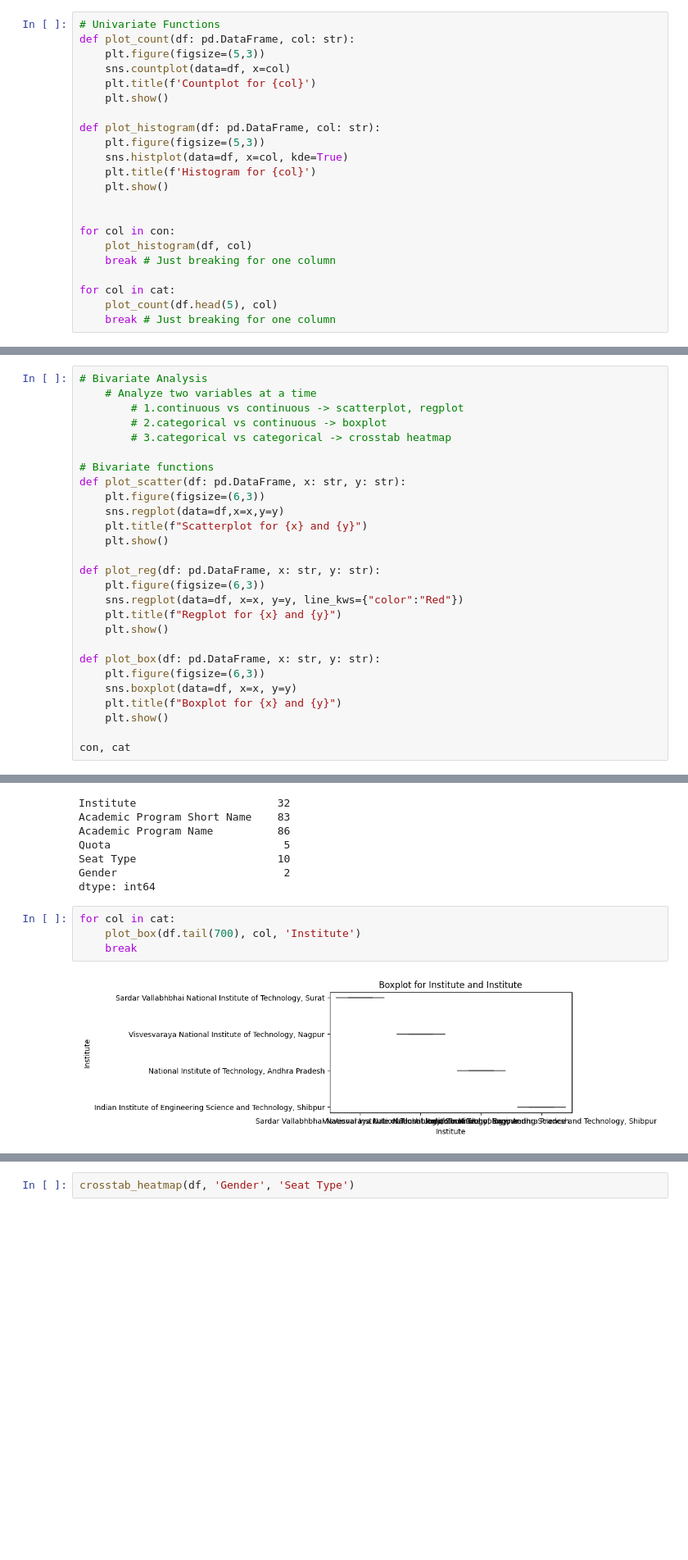
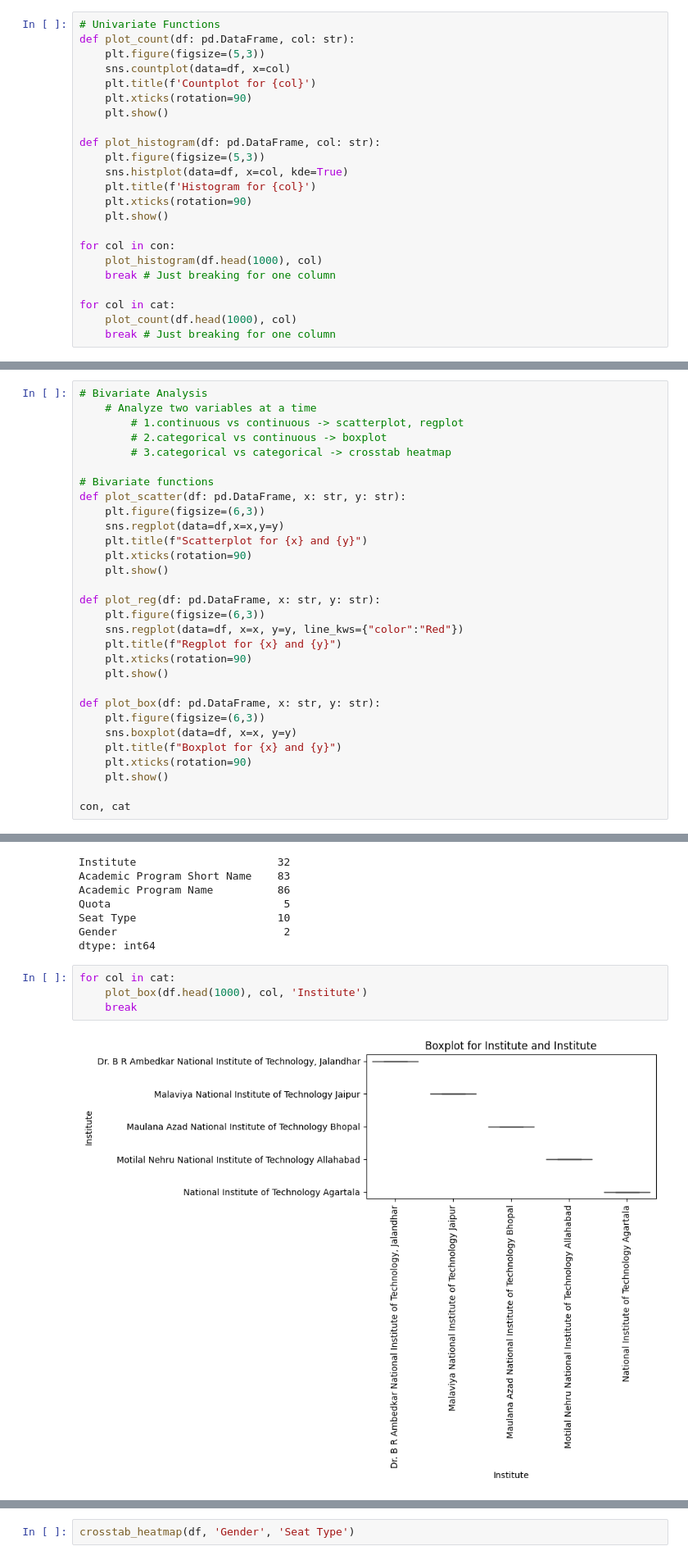
Before and after one commit to deanesh/ML-Wakad-Weekdays-5-7-pm-11th-Dec, a Jupyter notebook: JEE-Mains/Colleges-Analysis/opening-closing-ranks/NIT-Colleges-Open-Close-Ranks-EDA.ipynb, the cells around one changed output, grey strips where cells are left out. Shown at 82% size. Drawn from its saved outputs; the diff is of its cells as text; blank space fills up the shorter version.

```diff
--- a/JEE-Mains/Colleges-Analysis/opening-closing-ranks/NIT-Colleges-Open-Close-Ranks-EDA.ipynb
+++ b/JEE-Mains/Colleges-Analysis/opening-closing-ranks/NIT-Colleges-Open-Close-Ranks-EDA.ipynb
@@ -188,20 +192,21 @@ def plot_count(df: pd.DataFrame, col: str):
     plt.figure(figsize=(5,3))
     sns.countplot(data=df, x=col)
     plt.title(f'Countplot for {col}')
+    plt.xticks(rotation=90)
     plt.show()
 
 def plot_histogram(df: pd.DataFrame, col: str):
     plt.figure(figsize=(5,3))
     sns.histplot(data=df, x=col, kde=True)
     plt.title(f'Histogram for {col}')
+    plt.xticks(rotation=90)
     plt.show()
 
-
 for col in con:
-    plot_histogram(df, col)
+    plot_histogram(df.head(1000), col)
     break # Just breaking for one column
 
 for col in cat:
-    plot_count(df.head(5), col)
+    plot_count(df.head(1000), col)
     break # Just breaking for one column
 # %% [output]
@@ -219,18 +224,21 @@ def plot_scatter(df: pd.DataFrame, x: str, y: str):
     plt.figure(figsize=(6,3))
     sns.regplot(data=df,x=x,y=y)
     plt.title(f"Scatterplot for {x} and {y}")
+    plt.xticks(rotation=90)
     plt.show()
 
 def plot_reg(df: pd.DataFrame, x: str, y: str):
     plt.figure(figsize=(6,3))
     sns.regplot(data=df, x=x, y=y, line_kws={"color":"Red"})
     plt.title(f"Regplot for {x} and {y}")
+    plt.xticks(rotation=90)
     plt.show()
 
 def plot_box(df: pd.DataFrame, x: str, y: str):
     plt.figure(figsize=(6,3))
     sns.boxplot(data=df, x=x, y=y)
     plt.title(f"Boxplot for {x} and {y}")
+    plt.xticks(rotation=90)
     plt.show()
 
 con, cat
@@ -276,10 +284,10 @@ Gender                          2
 dtype: int64
 # %%
 for col in cat:
-    plot_box(df.tail(700), col, 'Institute')
+    plot_box(df.head(1000), col, 'Institute')
     break
 # %% [output]
-[figure, old version]
+[figure, new version]
 # %%
 # 3. categorical vs categoric > Crosstab heatmap
 
```
Also changed, not shown: parts of 20 cells of this notebook, 1 other file.
